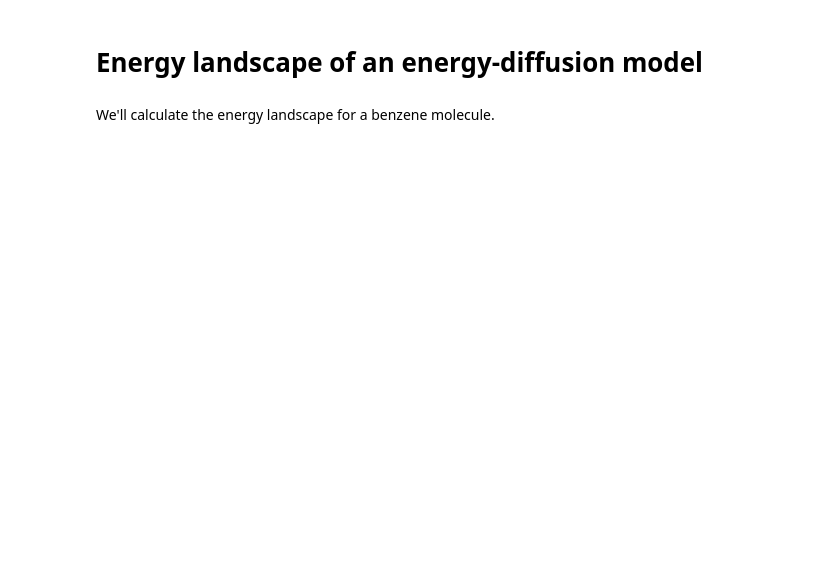
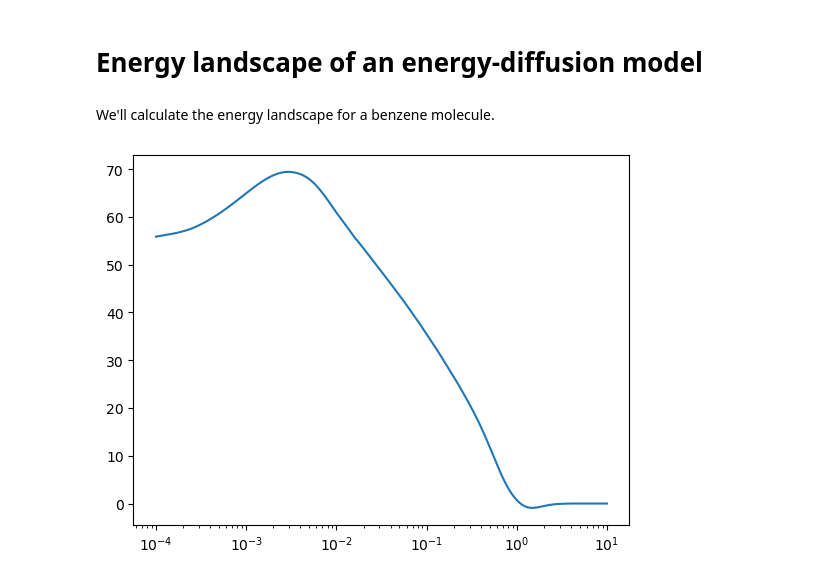
Before and after one commit to RokasEl/simgen, a Jupyter notebook: scripts/energy_model/energy_profiles.ipynb, the cells around one changed output. Cells and saved outputs as stored; diff of their text form; code cells hidden in the pictures; blank space fills up the shorter version.

Commit message:
plot changes

```diff
--- a/scripts/energy_model/energy_profiles.ipynb
+++ b/scripts/energy_model/energy_profiles.ipynb
@@ -6,18 +6,13 @@ from energy_model.diffusion_tools import initialize_model, iDDPMModelWrapper
 # %%
 DEVICE = "cuda" if torch.cuda.is_available() else "cpu"
 # %%
-model_save_dict = torch.load("../../models/trained_energy_mace.pt", map_location=DEVICE)
+model_save_dict = torch.load("/home/re344/rds/hpc-work/EnergyMolecularDiffusion/models/trained_energy_mace_iddpm_deeper_readouts.pt", map_location=DEVICE)
 model_params = model_save_dict["model_params"]
-# energy_model_config = model_save_dict["energy_model_config"]
-energy_model_config = dict(
-    noise_embed_dim=32,
-    noise_hidden_dim=64,
-    num_readout_layers=5,
-)
+energy_model_config = model_save_dict["energy_model_config"]
 model = initialize_model(energy_model_config, model_params)
 model = iDDPMModelWrapper(model)
 model.to(DEVICE)
-model.load_state_dict(model_save_dict["model_state_dict"], strict=False)
+model.load_state_dict(model_save_dict["model_state_dict"], strict=True)
 model.eval()
 for param in model.parameters():
     param.requires_grad = False
@@ -57,0 +55,5 @@ for i, scale in enumerate(deformation_scales):
+# %%
+plt.plot(deformation_scales.cpu().numpy(), results[0]["energy"], label="energy")
+plt.xscale("log")
+# %% [output]
+[figure, added]
```
Also changed, not shown: parts of 3 cells of this notebook.
